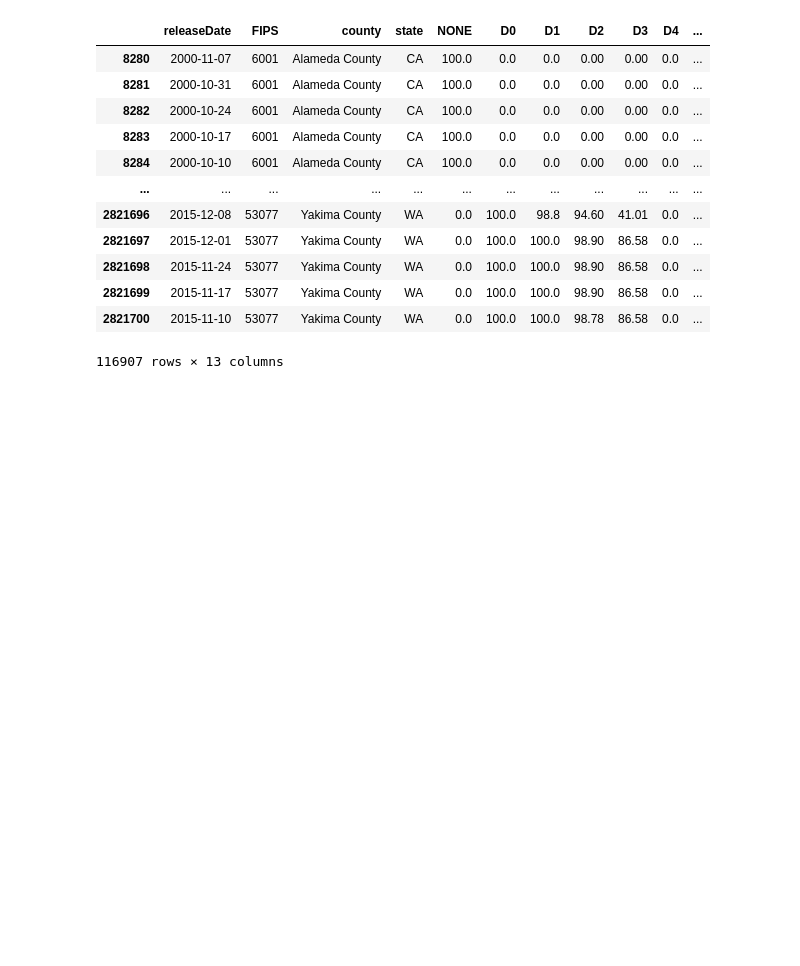
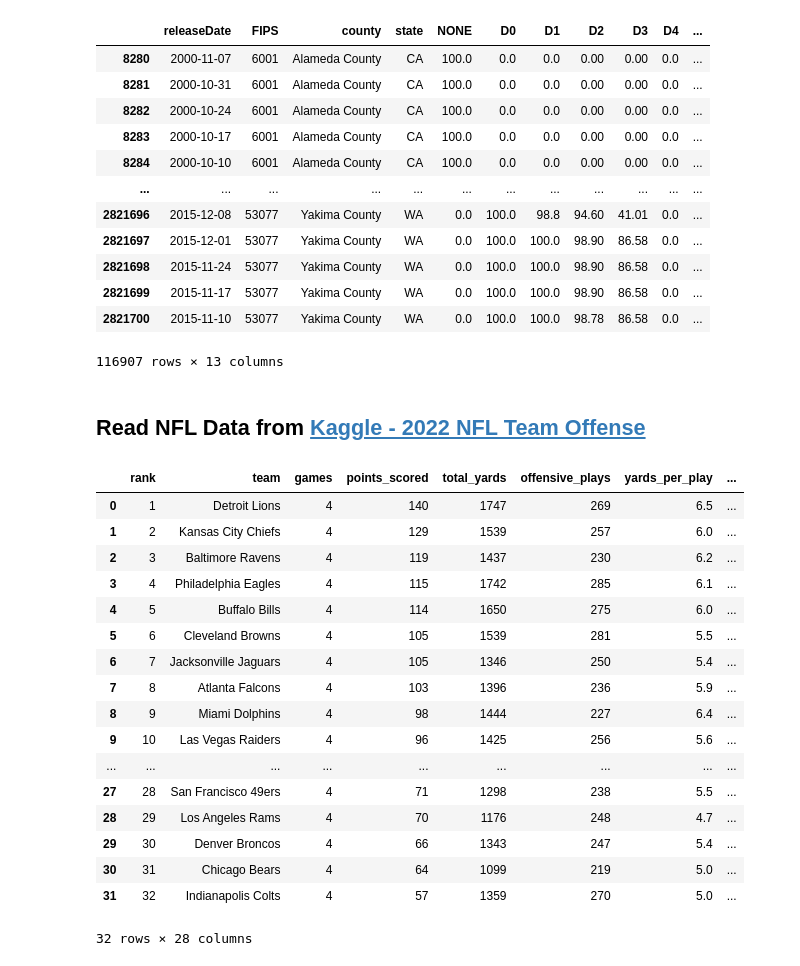
Before and after one commit to jose-pagan/OMIS3000_Group_Project, a Jupyter notebook: main.ipynb, the cells around one changed output. Saved outputs shown, nothing was run; the diff lists cells and outputs as text; code cells hidden in the pictures; blank space fills up the shorter version.

Commit message:
adding NFL data read

```diff
--- a/main.ipynb
+++ b/main.ipynb
@@ -96,3 +96,39 @@ or_ca_wa_droughts_data
 | 2821699 | 2015-11-17 | 53077 | Yakima County | WA | 0.0 | 100.0 | 100.0 | 98.90 | 86.58 | 0.0 | ... |
 | 2821700 | 2015-11-10 | 53077 | Yakima County | WA | 0.0 | 100.0 | 100.0 | 98.78 | 86.58 | 0.0 | ... |
 116907 rows × 13 columns
+# %% [markdown]
+## Read NFL Data from [Kaggle - 2022 NFL Team Offense](https://www.kaggle.com/datasets/mattop/2022nfl-team-offense)
+# %%
+# dictionary of NFL Data Frames
+# nfl{}
+# nfloffenseweek3.csv <class 'pandas.core.frame.DataFrame'>
+# nfloffenseweek4.csv <class 'pandas.core.frame.DataFrame'>
+# nfloffenseweek5.csv <class 'pandas.core.frame.DataFrame'>
+#
+nfl = {}
+
+for i in range(3, 6):
+    filename = f'nfloffenseweek{i}.csv'
+    nfl[filename.strip('.csv').strip('nfloffense')] = pd.read_csv(filename)
+nfl["week3"]
+nfl["week4"]
+nfl["week5"]
+# %% [output]
+|  | rank | team | games | points_scored | total_yards | offensive_plays | yards_per_play | ... |
+| 0 | 1 | Detroit Lions | 4 | 140 | 1747 | 269 | 6.5 | ... |
+| 1 | 2 | Kansas City Chiefs | 4 | 129 | 1539 | 257 | 6.0 | ... |
+| 2 | 3 | Baltimore Ravens | 4 | 119 | 1437 | 230 | 6.2 | ... |
+| 3 | 4 | Philadelphia Eagles | 4 | 115 | 1742 | 285 | 6.1 | ... |
+| 4 | 5 | Buffalo Bills | 4 | 114 | 1650 | 275 | 6.0 | ... |
+| 5 | 6 | Cleveland Browns | 4 | 105 | 1539 | 281 | 5.5 | ... |
+| 6 | 7 | Jacksonville Jaguars | 4 | 105 | 1346 | 250 | 5.4 | ... |
+| 7 | 8 | Atlanta Falcons | 4 | 103 | 1396 | 236 | 5.9 | ... |
+| 8 | 9 | Miami Dolphins | 4 | 98 | 1444 | 227 | 6.4 | ... |
+| 9 | 10 | Las Vegas Raiders | 4 | 96 | 1425 | 256 | 5.6 | ... |
+| ... | ... | ... | ... | ... | ... | ... | ... | ... |
+| 27 | 28 | San Francisco 49ers | 4 | 71 | 1298 | 238 | 5.5 | ... |
+| 28 | 29 | Los Angeles Rams | 4 | 70 | 1176 | 248 | 4.7 | ... |
+| 29 | 30 | Denver Broncos | 4 | 66 | 1343 | 247 | 5.4 | ... |
+| 30 | 31 | Chicago Bears | 4 | 64 | 1099 | 219 | 5.0 | ... |
+| 31 | 32 | Indianapolis Colts | 4 | 57 | 1359 | 270 | 5.0 | ... |
+32 rows × 28 columns
```
